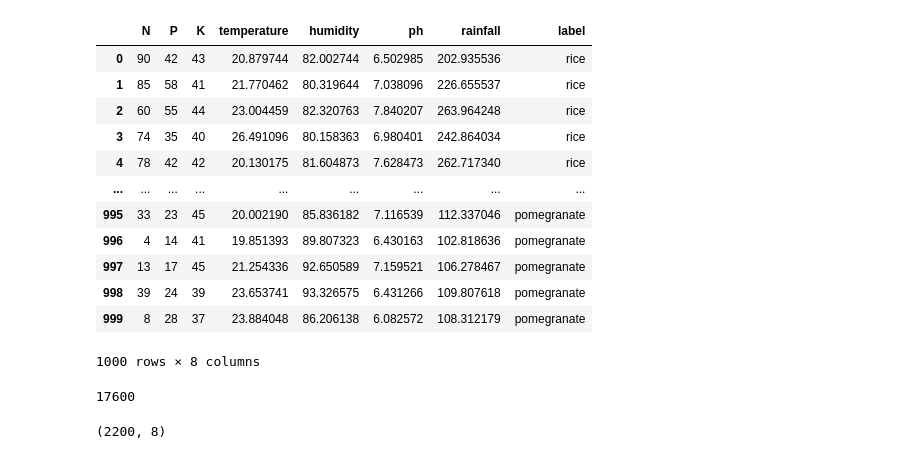
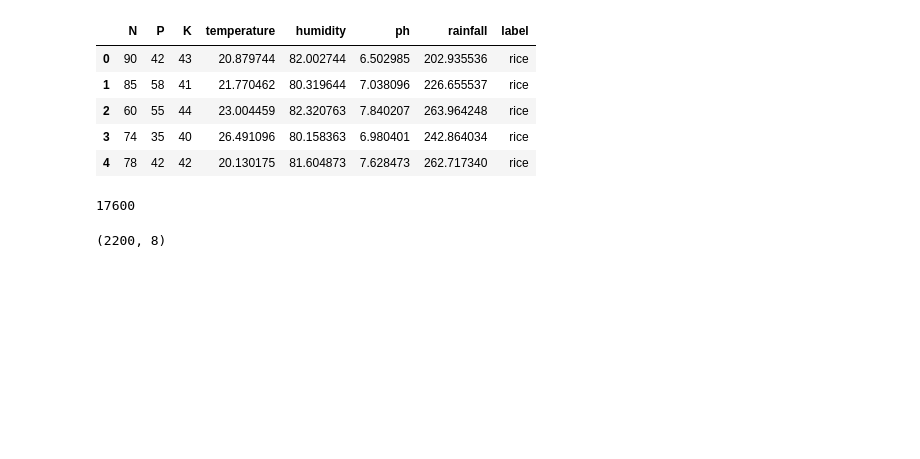
Before and after one commit to SimranRao17/dataMining, a Jupyter notebook: svm-Copy3.ipynb, the cells around one changed output. Cells and saved outputs as stored; diff of their text form; code cells hidden in the pictures; blank space fills up the shorter version.

```diff
--- a/svm-Copy3.ipynb
+++ b/svm-Copy3.ipynb
@@ -5,21 +5,14 @@ import pandas as pd
 # %%
 data_set = pd.read_excel('/Users/simranrao/Downloads/Crop_recommendation.xlsx')
 # %%
-data_set.head(1000)
+data_set.head()
 # %% [output]
 |  | N | P | K | temperature | humidity | ph | rainfall | label |
 | 0 | 90 | 42 | 43 | 20.879744 | 82.002744 | 6.502985 | 202.935536 | rice |
 | 1 | 85 | 58 | 41 | 21.770462 | 80.319644 | 7.038096 | 226.655537 | rice |
 | 2 | 60 | 55 | 44 | 23.004459 | 82.320763 | 7.840207 | 263.964248 | rice |
 | 3 | 74 | 35 | 40 | 26.491096 | 80.158363 | 6.980401 | 242.864034 | rice |
 | 4 | 78 | 42 | 42 | 20.130175 | 81.604873 | 7.628473 | 262.717340 | rice |
-| ... | ... | ... | ... | ... | ... | ... | ... | ... |
-| 995 | 33 | 23 | 45 | 20.002190 | 85.836182 | 7.116539 | 112.337046 | pomegranate |
-| 996 | 4 | 14 | 41 | 19.851393 | 89.807323 | 6.430163 | 102.818636 | pomegranate |
-| 997 | 13 | 17 | 45 | 21.254336 | 92.650589 | 7.159521 | 106.278467 | pomegranate |
-| 998 | 39 | 24 | 39 | 23.653741 | 93.326575 | 6.431266 | 109.807618 | pomegranate |
-| 999 | 8 | 28 | 37 | 23.884048 | 86.206138 | 6.082572 | 108.312179 | pomegranate |
-1000 rows × 8 columns
 # %%
 data_set.size
 # %% [output]
```
Also changed, not shown: parts of 9 cells of this notebook.
